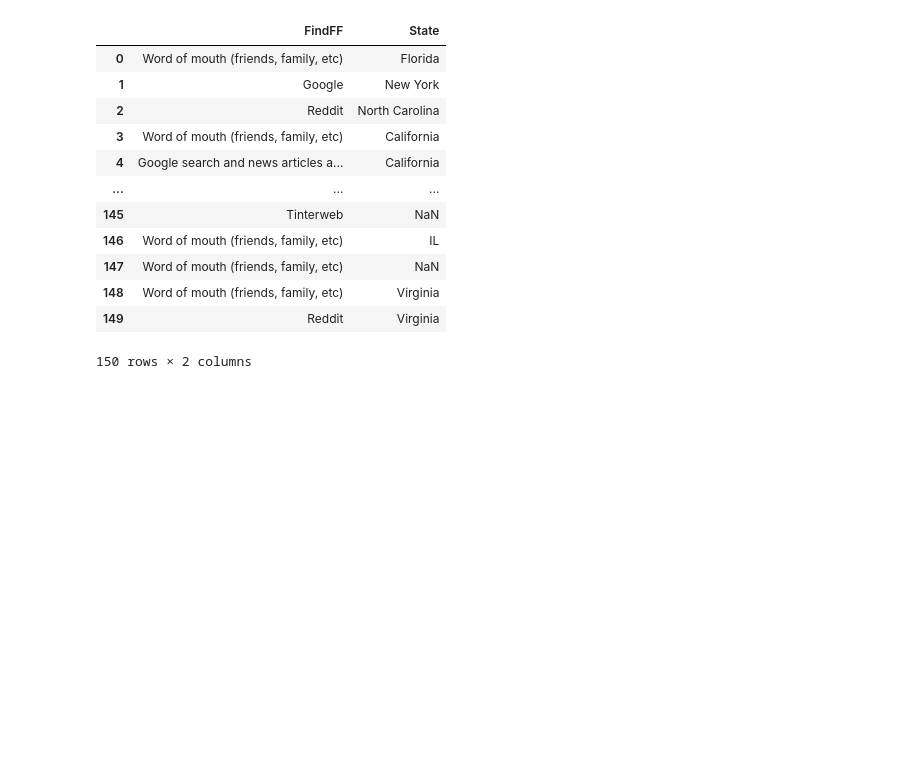
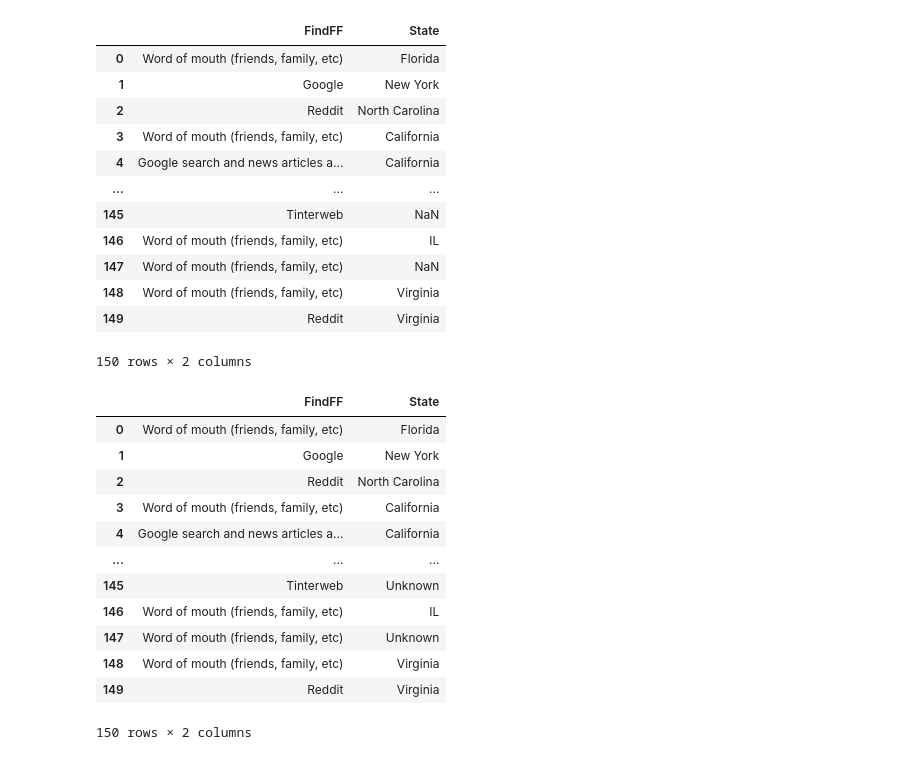
Before and after one commit to e2liang/Falling-Fruit, a Jupyter notebook: foraging_survey.ipynb, the cells around one changed output. Cells and saved outputs as stored; diff of their text form; code cells hidden in the pictures; blank space fills up the shorter version.

```diff
--- a/foraging_survey.ipynb
+++ b/foraging_survey.ipynb
@@ -26,5 +26,6 @@ print(df.head)
 df.rename(columns={'How did you find out about Falling Fruit?': 'FindFF',
                    'If you are located in the US, what state?': 'State'}, inplace=True)
 # %%
-df = df[['FindFF', 'State']]
+# filtering for the questions Edlyn is cleaning
+new_df = df[['FindFF', 'State']]
 # %%
@@ -43,3 +44,24 @@ df
 | 148 | Word of mouth (friends, family, etc) | Virginia |
 | 149 | Reddit | Virginia |
 150 rows × 2 columns
+# %%
+# filling NaaN values because those no bueno
+new_df = new_df.fillna({
+    'FindFF': 'Unknown',
+    'State': 'Unknown'
+    })
+new_df
+# %% [output]
+|  | FindFF | State |
+| 0 | Word of mouth (friends, family, etc) | Florida |
+| 1 | Google | New York |
+| 2 | Reddit | North Carolina |
+| 3 | Word of mouth (friends, family, etc) | California |
+| 4 | Google search and news articles a... | California |
+| ... | ... | ... |
+| 145 | Tinterweb | Unknown |
+| 146 | Word of mouth (friends, family, etc) | IL |
+| 147 | Word of mouth (friends, family, etc) | Unknown |
+| 148 | Word of mouth (friends, family, etc) | Virginia |
+| 149 | Reddit | Virginia |
+150 rows × 2 columns
```
Also changed, not shown: parts of 22 cells of this notebook, 1 other file.
